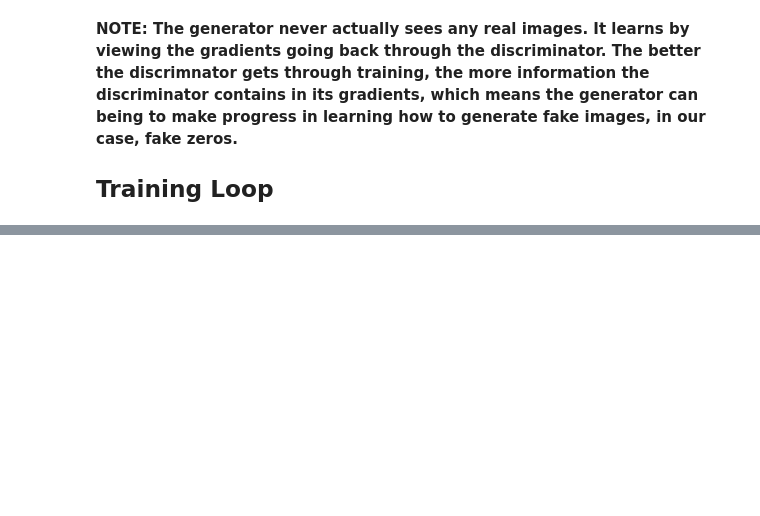
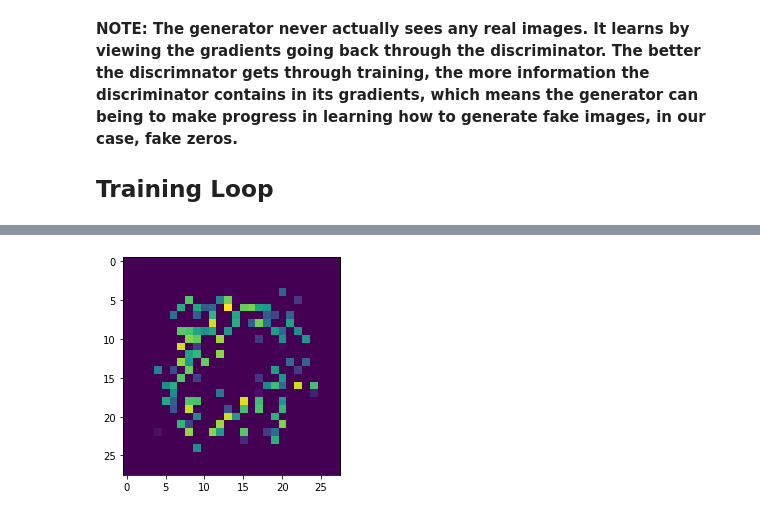
Before and after one commit to jordanfalcao/tensorflow2-deeplearning, a Jupyter notebook: 09-GANs/01_Generative_Adversarial_Networks.ipynb, the cells around one changed output, grey strips where cells are left out. Drawn from its saved outputs; the diff is of its cells as text; code cells hidden in the pictures; blank space fills up the shorter version.

```diff
--- a/09-GANs/01_Generative_Adversarial_Networks.ipynb
+++ b/09-GANs/01_Generative_Adversarial_Networks.ipynb
@@ -182,0 +243,5 @@ for epoch in range(epochs):
+# %%
+plt.imshow(image[1])
+plt.show()
+# %% [output]
+[figure, added]
```
Also changed, not shown: parts of 15 cells of this notebook, 1 other file.
